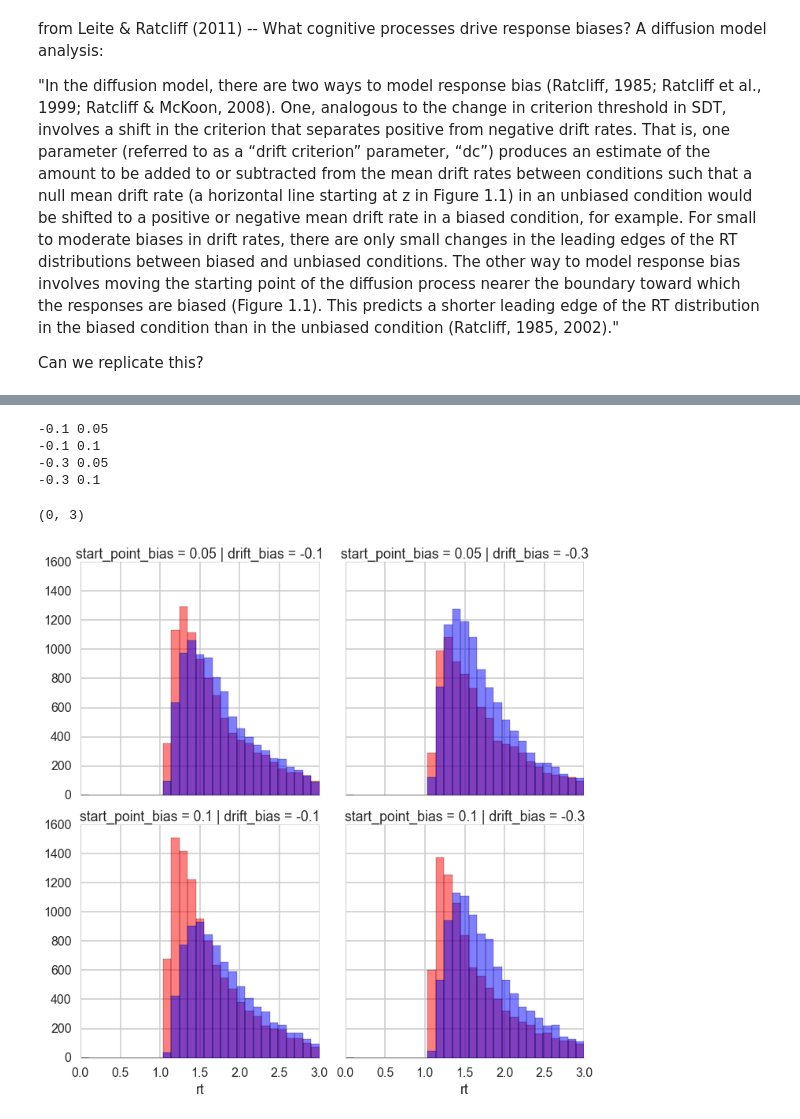
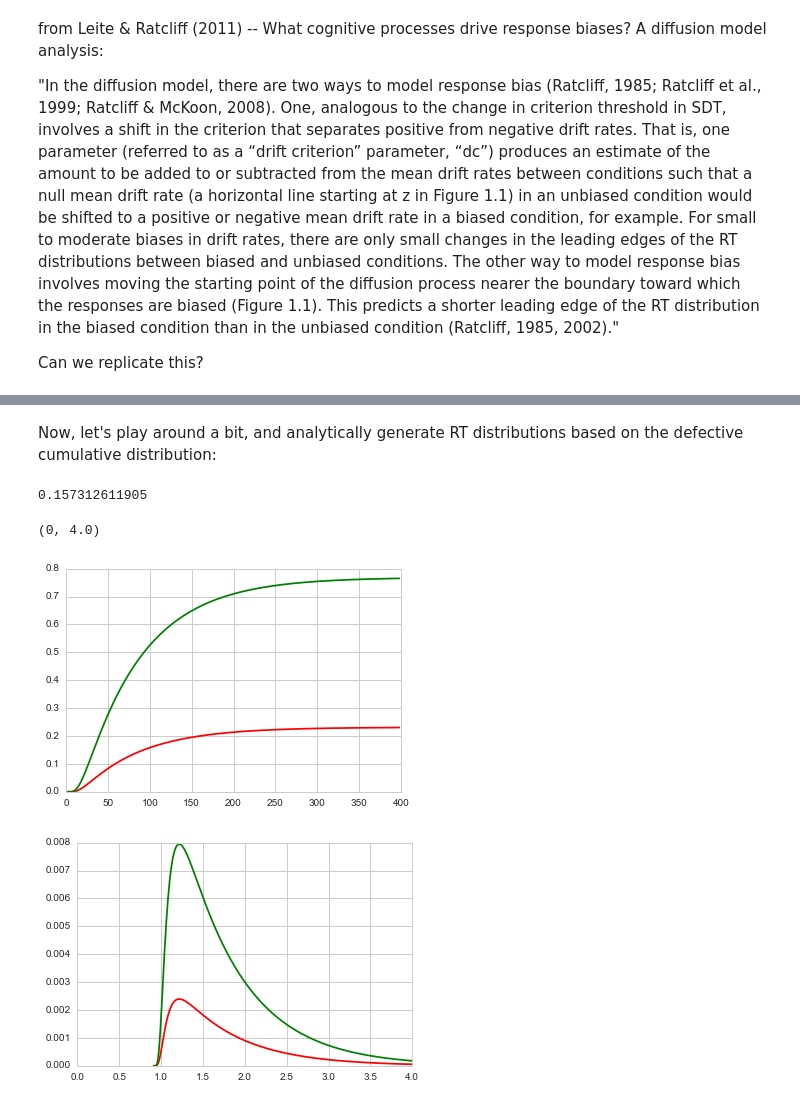
Before and after one commit to DonnerLab/Tutorials, a Jupyter notebook: drift_criterion.ipynb, the cells around one changed output, grey strips where cells are left out. Drawn from its saved outputs; the diff is of its cells as text; code cells hidden in the pictures.

```diff
--- a/drift_criterion.ipynb
+++ b/drift_criterion.ipynb
@@ -62,0 +76,2 @@ drift_biases = [-0.1, -0.3]
+# %% [markdown]
+Now, let's play around a bit, and analytically generate RT distributions based on the defective cumulative distribution:
@@ -63,14 +168,54 @@ drift_biases = [-0.1, -0.3]
+# %%
+# Set parameters
+v = 0.06   # drift rate
+eta = 0    # drift rate variability
+a = 0.2    # boundary separation
+z = 0.1    # starting point
+sz = 0     # starting point variability
+Ter = 0.9  # non-decision time
+s = 0.1    # noise
+
+# Set timing parameters
+tmax = 4.0 # max RT (in seconds) to estimate first passage times to
+dt = 0.01 # time step (in seconds)
+
+# Estimate choice probabilities and defective cumulative probability distributions
+Pe = sim_Pe(v,a,z,s)
+# %%
+t = 1.0
+print sim_G(t,v,a,z,s,Pe)
+# %% [output]
+0.157312611905
+# %%
+Ge = np.zeros(int(tmax/dt))[:-1]
+Gc = np.zeros(int(tmax/dt))[:-1]
+for i, t in enumerate(np.arange(dt,tmax,dt)):
+    Ge[i] = sim_G(t,v,a,z,s,Pe)
+    Gc[i] = sim_G(t,-v,a,a-z,s,1-Pe)
+
+RTe = np.diff(Ge)
+RTc = np.diff(Gc)
+
+plt.figure()
+plt.plot(Ge, color='r')
+plt.plot(Gc, color='g')
+
+plt.figure()
+plt.plot(np.arange(dt,tmax,dt)[:-1]+Ter, RTe, color='r')
+plt.plot(np.arange(dt,tmax,dt)[:-1]+Ter, RTc, color='g')
+plt.xlim(0,tmax)
+# %% [output]
+(0, 4.0)
+[figure, added]
+[figure, added]
 # %%
+drift_biases = [-0.0, -0.1, -0.2, -0.3, -0.4]
+startpoint_biases = [-0.0, -0.05, -0.10, -0.15, -0.20]
 parameters = []
 conditions = []
 for drift_bias, start_point_bias in itertools.product(drift_biases, startpoint_biases):
-    print drift_bias, start_point_bias
+    # print drift_bias, start_point_bias
     conditions.append('biased.drift.%s.z.%s' % (drift_bias, start_point_bias))
     parameters.append({'v':v+drift_bias, 'a':a, 't':t,'sv':sv, 'z':z+start_point_bias, 'sz': sz, 'st': st})
     conditions.append('anti-biased.drift.%s.z.%s' % (drift_bias, start_point_bias))
     parameters.append({'v':v-drift_bias, 'a':a, 't':t,'sv':sv, 'z':z-start_point_bias, 'sz': sz, 'st': st})
-# %% [output]
--0.1 0.05
--0.1 0.1
--0.3 0.05
--0.3 0.1
@@ -86,16 +221,0 @@ df['bias_response'] = df.apply(get_choice, 1)
-# %%
-import seaborn as sns
-sns.set_palette(['red', 'blue'])
-g = sns.FacetGrid(df, col="drift_bias",  row='start_point_bias',
-                  hue="bias_response", size=5,
-                  hue_order=['biased_option', 'anti-biased option'],
-                  col_order=sorted(df.drift_bias.unique()),
-                  row_order=sorted(df.start_point_bias.unique()))
-
-sns.set_style('whitegrid')
-
-g.map(sns.distplot, 'rt', bins=np.linspace(0, 3, 30), norm_hist=False, kde=False, hist_kws={'alpha':0.5})
-plt.xlim(0, 3)
-# %% [output]
-(0, 3)
-[figure, removed]
```
Also changed, not shown: parts of 11 cells of this notebook.
